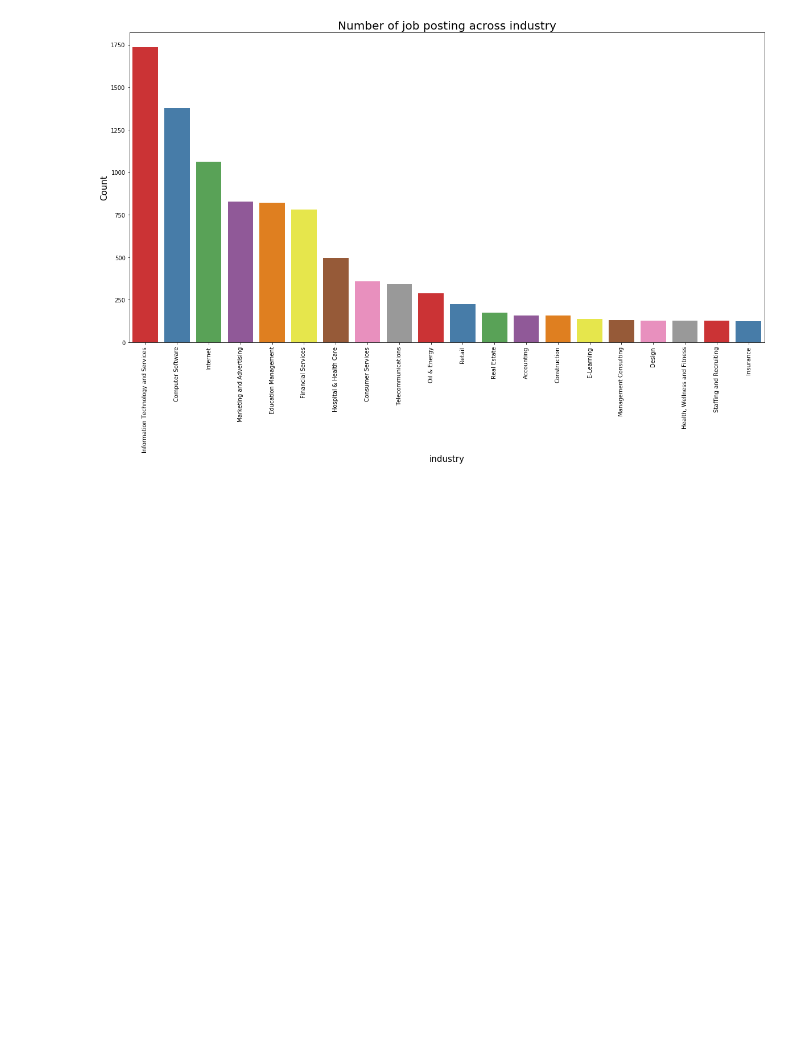
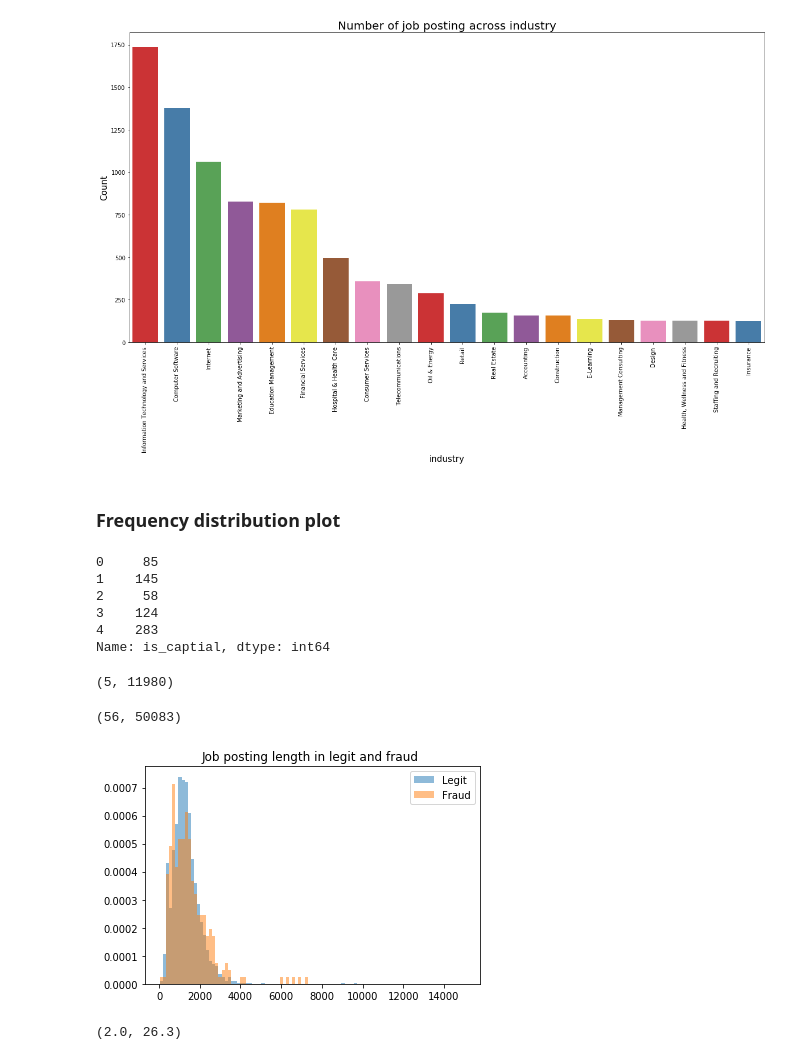
Before and after one commit to Tann10/Recruitment-Scam, a Jupyter notebook: Notebooks/Analysis - Tanaya.ipynb, the cells around one changed output. Cells and saved outputs as stored; diff of their text form; code cells hidden in the pictures; blank space fills up the shorter version.

```diff
--- a/Notebooks/Analysis - Tanaya.ipynb
+++ b/Notebooks/Analysis - Tanaya.ipynb
@@ -55,3 +96,61 @@ g.set_ylabel("Count", fontsize=15)
 # %% [output]
 Text(0, 0.5, 'Count')
 [figure]
+# %% [markdown]
+### Frequency distribution plot
+# %%
+import string
+
+def count_punct(text):
+    count = sum([1 for char in text if char in string.punctuation])
+    return round(count/(len(text) - text.count(" ")), 3)*100
+
+data_2['body_len'] = data_2['concat'].apply(lambda x: len(x) - x.count(" "))
+data_2['punct%'] = data_2['concat'].apply(lambda x: count_punct(x))
+# %%
+def count_caps(text):
+    count = 0
+    for i in text:
+#         print(i)
+        flag = i.isupper()
+        if flag:
+            count +=1
+    return count
+# %%
+data_2['is_captial'] = data_2['concat'].apply(lambda x: count_caps(x))
+data_2['is_captial'][:5]
+# %% [output]
+0     85
+1    145
+2     58
+3    124
+4    283
+Name: is_captial, dtype: int64
+# %%
+data_2['is_captial'].min(), data_2['is_captial'].max()
+# %% [output]
+(5, 11980)
+# %%
+data_2['desc_len'] = data_2['description'].apply(lambda x: len(x) - x.count(" "))
+# %%
+data_2['desc_len'].min(), data_2['desc_len'].max()
+# %% [output]
+(56, 50083)
+# %%
+from matplotlib import pyplot
+import numpy as np
+%matplotlib inline
+
+bins = np.linspace(50, 15000, 100)
+
+pyplot.hist(data_2[data_2['fraudulent']=='f']['body_len']**1/2, bins,  alpha=0.5,normed=True, label='Legit')
+pyplot.hist(data_2[data_2['fraudulent']=='t']['body_len']**1/2, bins, alpha=0.5, normed=True, label='Fraud')
+pyplot.legend(loc='upper right')
+pyplot.title('Job posting length in legit and fraud ')
+pyplot.show()
+# %% [output]
+[figure, added]
+# %%
+data_2['punct%'].min(), data_2['punct%'].max()
+# %% [output]
+(2.0, 26.3)
```
Also changed, not shown: parts of 30 cells of this notebook.
